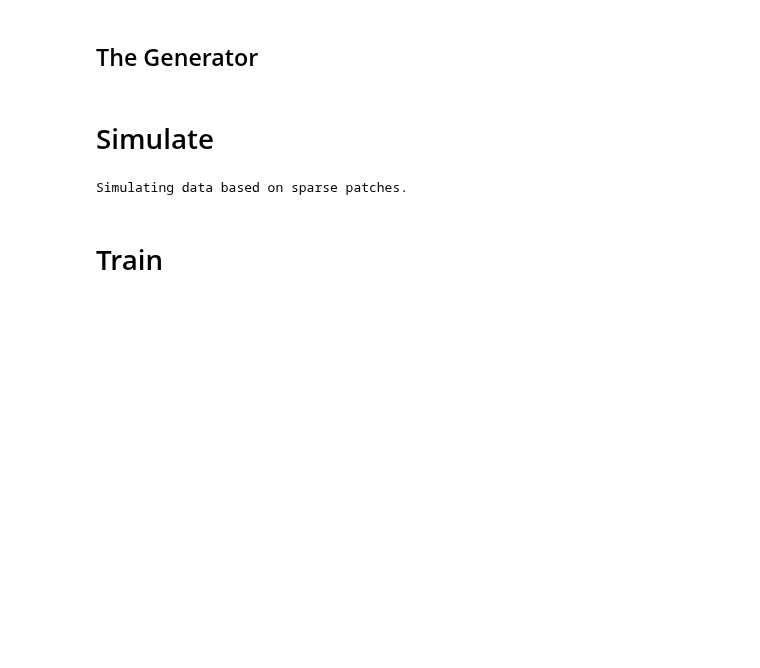
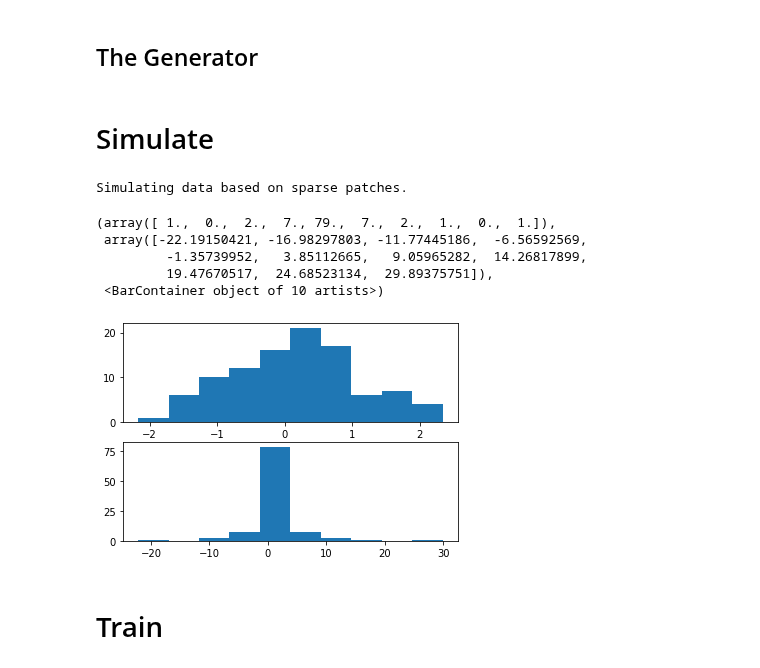
Before and after one commit to LukeTheHecker/esinet, a Jupyter notebook: dev/gan.ipynb, the cells around one changed output. Cells and saved outputs as stored; diff of their text form; code cells hidden in the pictures; blank space fills up the shorter version.

```diff
--- a/dev/gan.ipynb
+++ b/dev/gan.ipynb
@@ -305,6 +321,22 @@ y_test = np.stack([source.data[:, 0] for source in sim.source_data], axis=0)
 X_test, y_test = prep_data(X_test, y_test)
 # %% [output]
 Simulating data based on sparse patches.
+# %%
+x = np.random.randn(100)
+plt.figure()
+plt.subplot(211)
+plt.hist(x)
+
+x_alt = x**4 * np.sign(x)
+plt.subplot(212)
+plt.hist(x_alt)
+# %% [output]
+(array([ 1.,  0.,  2.,  7., 79.,  7.,  2.,  1.,  0.,  1.]),
+ array([-22.19150421, -16.98297803, -11.77445186,  -6.56592569,
+         -1.35739952,   3.85112665,   9.05965282,  14.26817899,
+         19.47670517,  24.68523134,  29.89375751]),
+ <BarContainer object of 10 artists>)
+[figure, added]
 # %% [markdown]
 # Train
 # %%
```
Also changed, not shown: parts of 7 cells of this notebook, 1 other file.
